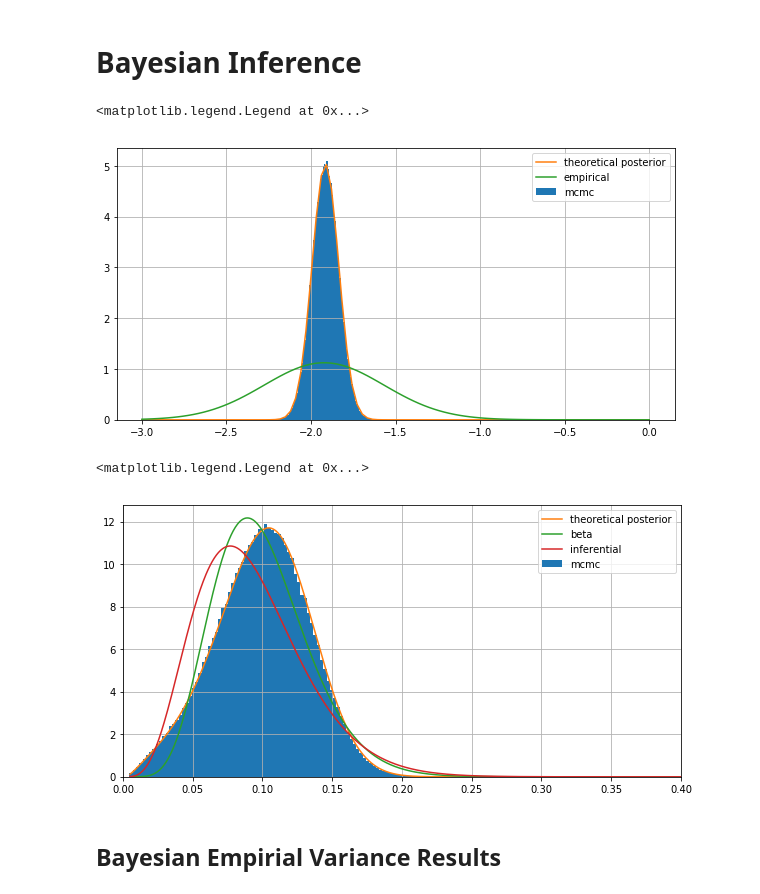
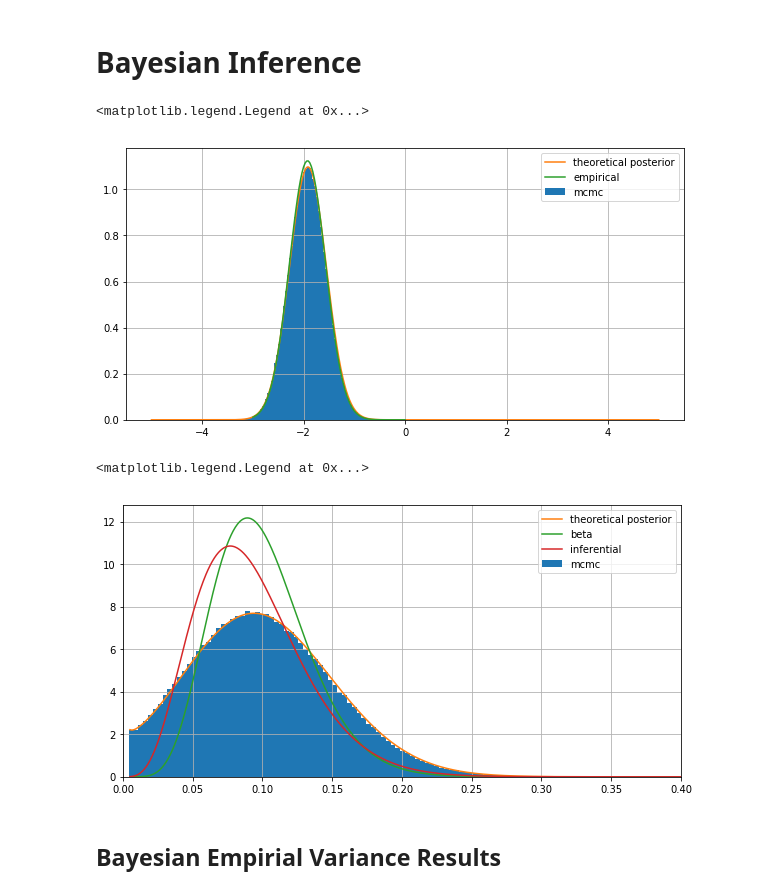
Before and after one commit to martinobdl/FinEngFinalProj, a Jupyter notebook: python/Untitled.ipynb, the cells around one changed output. Cells and saved outputs as stored; diff of their text form; code cells hidden in the pictures.

```diff
--- a/python/Untitled.ipynb
+++ b/python/Untitled.ipynb
@@ -160,5 +160,14 @@ n       = len(data)               # number of observations
 mu_d    = sum(scipy.stats.norm.ppf(data.DR_SG))/(n+d_std**2)               # posterion mean
 sigma_d = d_std/np.sqrt(n+d_std**2)           # posterior standard deviation
 
-d_sim_bayes  = mu_d + np.random.normal(0,1,N_simulations)*sigma_d  # simulated d from posterior
-DR_sim_bayes = scipy.stats.norm.cdf(d_sim_bayes)               # simulated default rate
+d_mean_post    = sum(scipy.stats.norm.ppf(data.DR_SG))/(n+d_std**2)        # posterion mean
+d_std_post = d_std/np.sqrt(n+d_std**2)
+
+d_vect    = np.linspace(-4,4,2001)                # equispaced row vector
+h_d = scipy.stats.norm.pdf(d_vect,loc=mu_d,scale=sigma_d) # posterior evaluated on d_vect
+xd_vect = np.linspace(-5,5,1000);
+f_x_d = lambda x: scipy.stats.norm.pdf(x,d_vect,d_std)           # density of x given mean(unknown) and std
+xd_pdf = utils.bayesianPrediction(xd_vect,d_vect,h_d,f_x_d) # density of X conditioned on data
+
+d_sim_bayes  = utils.samplingFromPosterior(N_simulations,xd_vect,xd_pdf)   # simulated d from posterior
+DR_sim_bayes = scipy.stats.norm.cdf(d_sim_b)               # simulated default rate
@@ -173,14 +174,14 @@ logLiklihood = lambda x: np.sum(np.log(scipy.stats.norm.pdf(scipy.stats.norm.ppf
 # %%
 # plot posterior vs empirical distribution
 
 ax = plt.hist(d_sim_bayes,100,density=True)
 #ax = plt.hist(d_sim_bayes_mcmc,100,density=True)
 [x_min,x_max] = [-3,0]
 xx = np.linspace(x_min,x_max,100)
-plt.plot(xx,scipy.stats.norm.pdf(xx,mu_d,sigma_d))
+plt.plot(xd_vect,xd_pdf)
 plt.plot(xx,scipy.stats.norm.pdf(xx,d_hat,d_std))
 plt.grid(True)
 plt.legend(['theoretical posterior','empirical','mcmc'])
 # %% [output]
 <matplotlib.legend.Legend at 0x...>
-[figure, old version]
+[figure, new version]
@@ -208,8 +206,8 @@ posterior_var = np.trapz(h*rho_vect**2,rho_vect)-posterior_mean**2
 
 [a,b] = utils.betaParameter(posterior_mean,np.sqrt(posterior_var))
 
-ax = plt.hist(rho_sim_bayes,100,density=True)
-plt.plot(rho_vect,h)
+ax = plt.hist(rho_sim_bayes,200,density=True)
+plt.plot(xrho_vect,xrho_pdf)
 plt.plot(rho_vect,scipy.stats.beta.pdf(rho_vect,a,b))
 plt.plot(rho_vect,scipy.stats.beta.pdf(rho_vect,utils.betaParameter(rho_mean,rho_std)[0],utils.betaParameter(rho_mean,rho_std)[1]))
 plt.grid(True)
@@ -217,7 +215,7 @@ plt.xlim([0,0.4])
 plt.legend(['theoretical posterior','beta','inferential','mcmc'])
 # %% [output]
 <matplotlib.legend.Legend at 0x...>
-[figure, old version]
+[figure, new version]
 # %% [markdown]
 ## Bayesian Empirial Variance Results
 # %%
```
Also changed, not shown: parts of 7 cells of this notebook, 6 other files.
